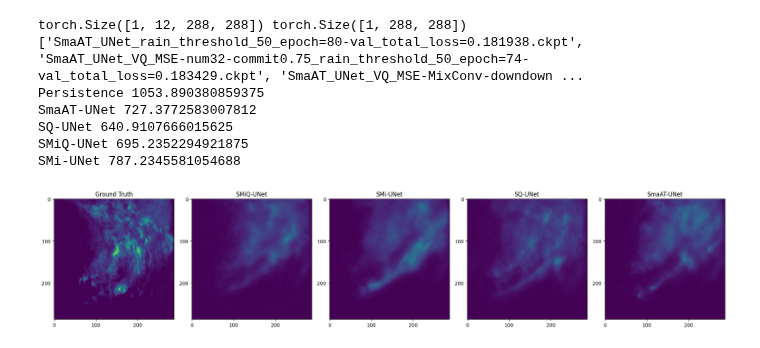
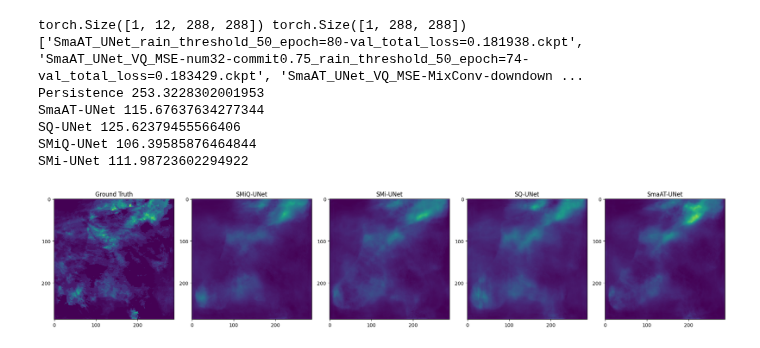
Before and after one commit to nstavr04/MasterThesisSnellius, a Jupyter notebook: ThesisCode/plot_examples_updated.ipynb, the cells around one changed output. Cells and saved outputs as stored; diff of their text form; code cells hidden in the pictures.

Commit message:
Can choose image for heatmap and prediction

```diff
--- a/ThesisCode/plot_examples_updated.ipynb
+++ b/ThesisCode/plot_examples_updated.ipynb
@@ -18,7 +18,7 @@ dataset = dataset_precip.precipitation_maps_oversampled_h5(
             num_output_images=6, train=False)
 
 # 222, 444, 777, 1337 is fine
-x, y_true = dataset[5]
+x, y_true = dataset[222]
 
 # add batch dimension
 x = torch.tensor(x).unsqueeze(0)
@@ -119,36 +119,36 @@ y_phys = y_true.squeeze() * scaling
 vmin = y_phys.min().item()
 vmax = y_phys.max().item()
 
 # Specify the exact order you want
 order = ["SMiQ-UNet", "SMi-UNet", "SQ-UNet", "SmaAT-UNet"]
 
 # Create a row of subplots: one for GT + one per model
 fig, axes = plt.subplots(1, 1 + len(order), figsize=(20, 4))
 
 # Plot Ground Truth in axes[0]
 ax = axes[0]
 im = ax.imshow(y_phys, vmin=vmin, vmax=vmax, origin='upper')
 ax.set_title("Ground Truth", fontsize=12)
 ax.set_xticks([0, 100, 200])
 ax.set_yticks([0, 100, 200])
 
 # Plot each model in the specified order
 for i, model_name in enumerate(order, start=1):
     ax = axes[i]
     pred_phys = plot_images[model_name].cpu().numpy() * scaling
     ax.imshow(pred_phys, vmin=vmin, vmax=vmax, origin='upper')
     ax.set_title(model_name, fontsize=12)
     ax.set_xticks([0, 100, 200])
     ax.set_yticks([0, 100, 200])
 
 plt.tight_layout()
 plt.show()
 # %% [output]
 torch.Size([1, 12, 288, 288]) torch.Size([1, 288, 288])
 ['SmaAT_UNet_rain_threshold_50_epoch=80-val_total_loss=0.181938.ckpt', 'SmaAT_UNet_VQ_MSE-num32-commit0.75_rain_threshold_50_epoch=74-val_total_loss=0.183429.ckpt', 'SmaAT_UNet_VQ_MSE-MixConv-downdown ...
-Persistence 1053.890380859375
-SmaAT-UNet 727.3772583007812
-SQ-UNet 640.9107666015625
-SMiQ-UNet 695.2352294921875
-SMi-UNet 787.2345581054688
+Persistence 253.3228302001953
+SmaAT-UNet 115.67637634277344
+SQ-UNet 125.62379455566406
+SMiQ-UNet 106.39585876464844
+SMi-UNet 111.98723602294922
-[figure, old version]
+[figure, new version]
```
